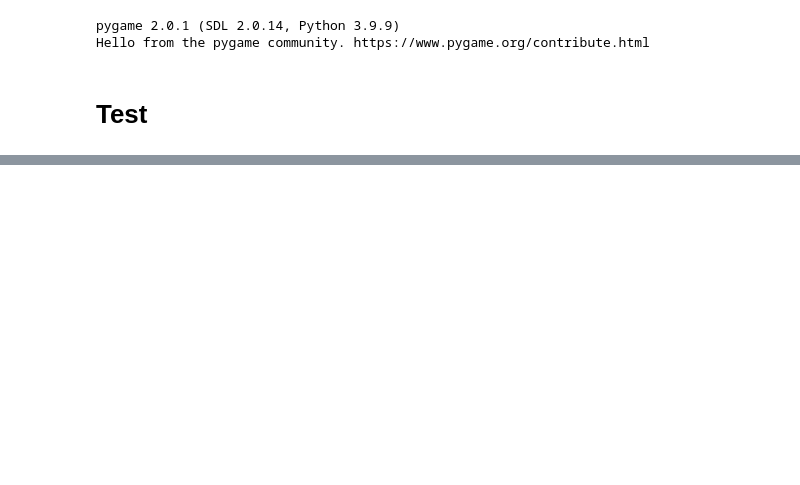
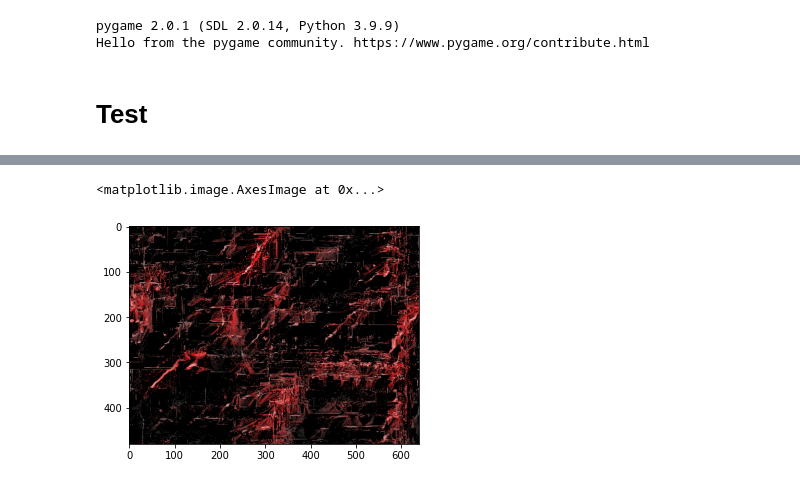
Before and after one commit to heysoos/neuralart, a Jupyter notebook: notebooks/physicsCA_pygame.ipynb, the cells around one changed output, grey strips where cells are left out. Drawn from its saved outputs; the diff is of its cells as text; code cells hidden in the pictures; blank space fills up the shorter version.

```diff
--- a/notebooks/physicsCA_pygame.ipynb
+++ b/notebooks/physicsCA_pygame.ipynb
@@ -254,3 +279,11 @@ with torch.no_grad():
         clock.tick(240)
 
 pygame.quit()
+# %%
+nx = [mass[0, 0, :, :], momentum.norm(p=2, dim=0, keepdim=True)[0, 0], force.norm(p=2, dim=0, keepdim=True)[0, 0]]
+nx = torch.stack([min_max(c.log1p()) for c in nx], dim=-1).cpu().numpy()
+nx = cv2.cvtColor(nx, cv2.COLOR_HLS2RGB_FULL)
+plt.imshow(nx[...].transpose(1, 0, 2))
+# %% [output]
+<matplotlib.image.AxesImage at 0x...>
+[figure, added]
```
Also changed, not shown: parts of 10 cells of this notebook, 1 other file.
